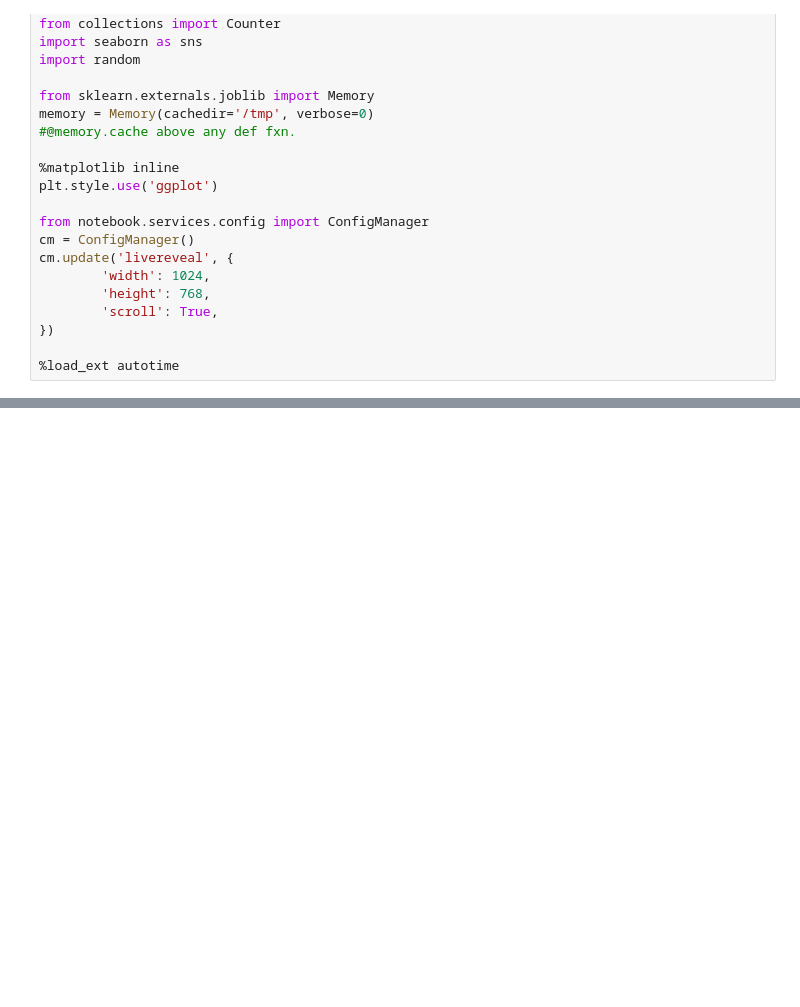
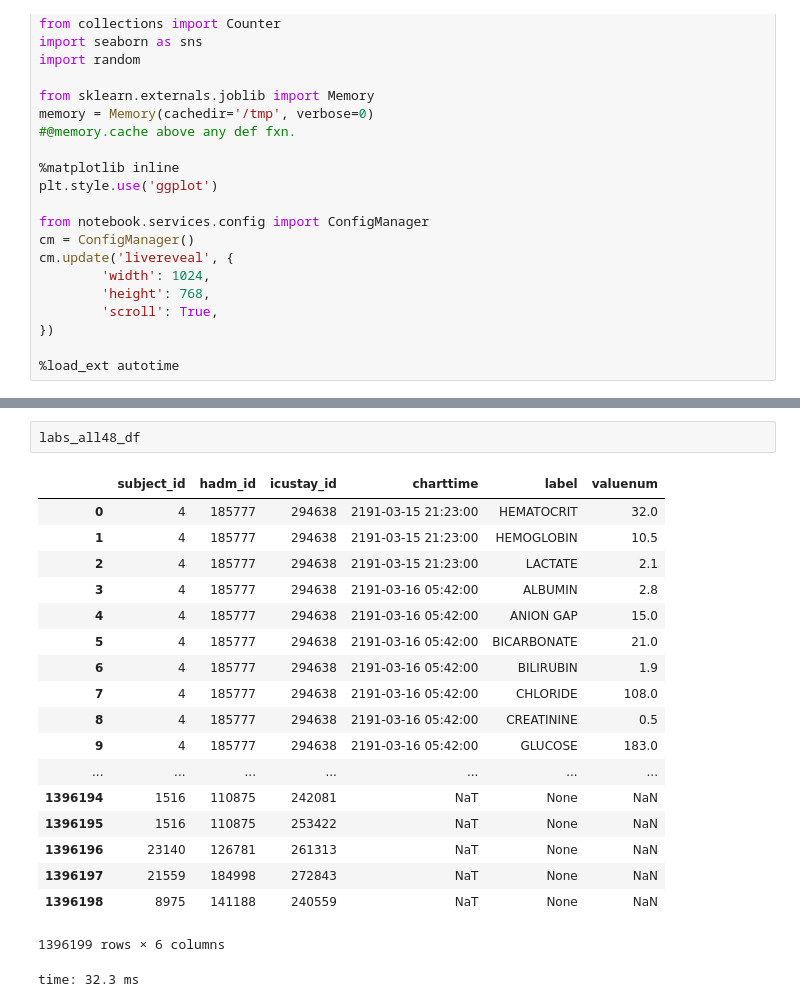
Before and after one commit to kellylinyingxin/mimiciii-antibiotics-modeling, a Jupyter notebook: notebooks/03-clinical_variables_final.ipynb, the cells around one changed output, grey strips where cells are left out. Saved outputs shown, nothing was run; the diff lists cells and outputs as text; blank space fills up the shorter version.

```diff
--- a/notebooks/03-clinical_variables_final.ipynb
+++ b/notebooks/03-clinical_variables_final.ipynb
@@ -37,0 +604,22 @@ cm.update('livereveal', {
+# %%
+labs_all48_df
+# %% [output]
+|  | subject_id | hadm_id | icustay_id | charttime | label | valuenum |
+| 0 | 4 | 185777 | 294638 | 2191-03-15 21:23:00 | HEMATOCRIT | 32.0 |
+| 1 | 4 | 185777 | 294638 | 2191-03-15 21:23:00 | HEMOGLOBIN | 10.5 |
+| 2 | 4 | 185777 | 294638 | 2191-03-15 21:23:00 | LACTATE | 2.1 |
+| 3 | 4 | 185777 | 294638 | 2191-03-16 05:42:00 | ALBUMIN | 2.8 |
+| 4 | 4 | 185777 | 294638 | 2191-03-16 05:42:00 | ANION GAP | 15.0 |
+| 5 | 4 | 185777 | 294638 | 2191-03-16 05:42:00 | BICARBONATE | 21.0 |
+| 6 | 4 | 185777 | 294638 | 2191-03-16 05:42:00 | BILIRUBIN | 1.9 |
+| 7 | 4 | 185777 | 294638 | 2191-03-16 05:42:00 | CHLORIDE | 108.0 |
+| 8 | 4 | 185777 | 294638 | 2191-03-16 05:42:00 | CREATININE | 0.5 |
+| 9 | 4 | 185777 | 294638 | 2191-03-16 05:42:00 | GLUCOSE | 183.0 |
+| ... | ... | ... | ... | ... | ... | ... |
+| 1396194 | 1516 | 110875 | 242081 | NaT | None | NaN |
+| 1396195 | 1516 | 110875 | 253422 | NaT | None | NaN |
+| 1396196 | 23140 | 126781 | 261313 | NaT | None | NaN |
+| 1396197 | 21559 | 184998 | 272843 | NaT | None | NaN |
+| 1396198 | 8975 | 141188 | 240559 | NaT | None | NaN |
+1396199 rows × 6 columns
+time: 32.3 ms
```
Also changed, not shown: parts of 85 cells of this notebook, 2 other files.
